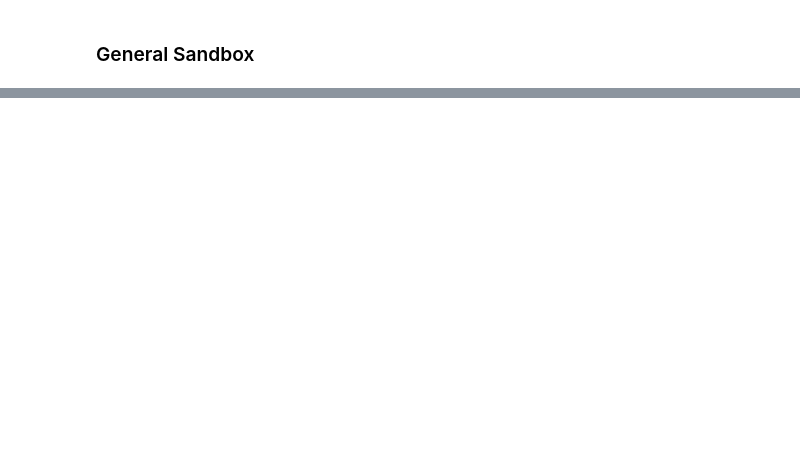
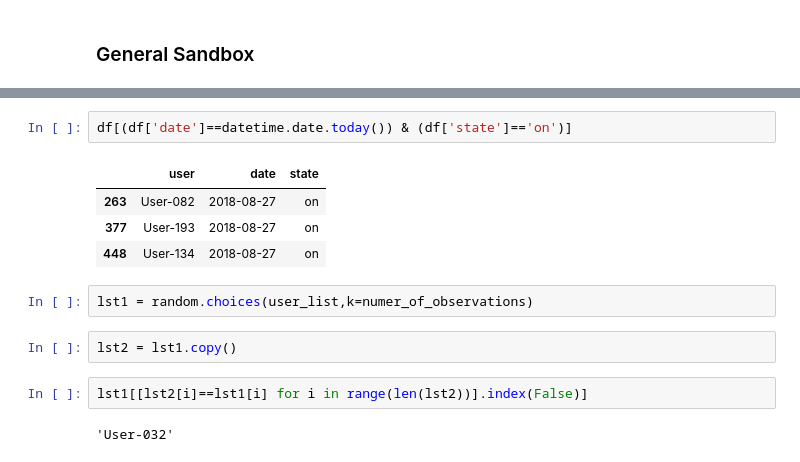
Before and after one commit to rohit-patel/General-purpose, a Jupyter notebook: Generalbook.ipynb, the cells around one changed output, grey strips where cells are left out. Saved outputs shown, nothing was run; the diff lists cells and outputs as text; blank space fills up the shorter version.

```diff
--- a/Generalbook.ipynb
+++ b/Generalbook.ipynb
@@ -22,0 +14,15 @@
+# %%
+df[(df['date']==datetime.date.today()) & (df['state']=='on')]
+# %% [output]
+|  | user | date | state |
+| 263 | User-082 | 2018-08-27 | on |
+| 377 | User-193 | 2018-08-27 | on |
+| 448 | User-134 | 2018-08-27 | on |
+# %%
+lst1 = random.choices(user_list,k=numer_of_observations)
+# %%
+lst2 = lst1.copy()
+# %%
+lst1[[lst2[i]==lst1[i] for i in range(len(lst2))].index(False)]
+# %% [output]
+'User-032'
```
Also changed, not shown: parts of 15 cells of this notebook, 1 other file.
